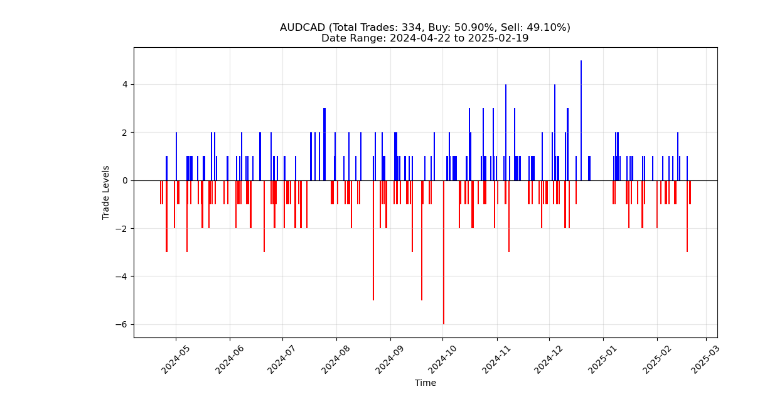
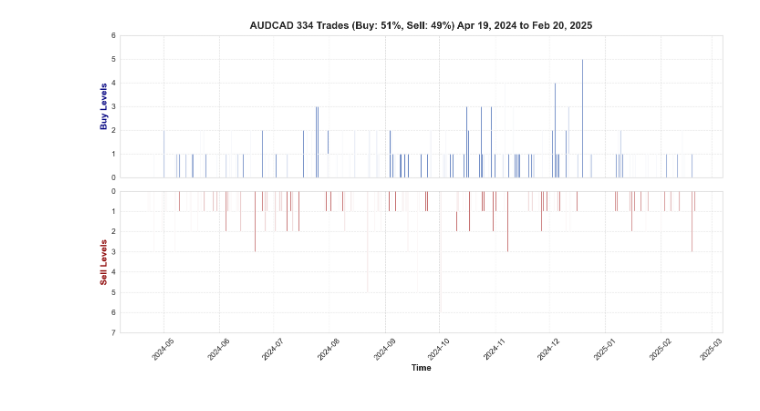
Before and after one commit to kurtdenvertorreda/Forex-Shadow-Levels-Extractor, a Jupyter notebook: Forex Shadow Levels Extractor copy.ipynb, the cells around one changed output. Drawn from its saved outputs; the diff is of its cells as text; code cells hidden in the pictures.

Commit message:
feat: separated buy and sell graph, fixed bug in chart

```diff
--- a/Forex Shadow Levels Extractor copy.ipynb
+++ b/Forex Shadow Levels Extractor copy.ipynb
@@ -3,6 +3,9 @@ import pandas as pd
 import numpy as np
 import matplotlib.pyplot as plt
 import seaborn as sns
+
+# Use seaborn for modern aesthetics
+sns.set_style("whitegrid")
 
 def read_and_prepare_data(filename):
     df = pd.read_excel(filename)
@@ -16,27 +19,8 @@ def determine_level(lot_size):
     else:
         return round((lot_size - 0.4) / 0.1) + 4
 
-def calculate_cycle_lengths(pair_df):
-    cycle_lengths = []
-    max_levels = []
-
-    current_cycle = []
-
-    for _, row in pair_df.iterrows():
-        level = determine_level(row['Size'])
-        if row['Type'] == 'buy':
-            current_cycle.append((row['Open Time'], level))
-        elif row['Type'] == 'sell' and current_cycle:
-            start_time, max_level = max(current_cycle, key=lambda x: x[1])
-            cycle_length = (row['Close Time'] - start_time).total_seconds()
-            cycle_lengths.append((max_level, cycle_length))
-            current_cycle = []  # Reset for next cycle
-
-    return cycle_lengths
-
 def analyze_trades(df):
     results = {}
-
     for pair in df['Item'].unique():
         pair_df = df[df['Item'] == pair]
         buy_trades = pair_df[pair_df['Type'] == 'buy']
@@ -59,54 +43,65 @@ def analyze_trades(df):
         df_levels['Sell'] = df_levels['Level'].map(sell_levels).fillna(0).astype(int)
         df_levels['Total'] = df_levels['Buy'] + df_levels['Sell']
 
-        # Calculate cycle-based trade lengths
-        cycle_lengths = calculate_cycle_lengths(pair_df)
-        cycle_df = pd.DataFrame(cycle_lengths, columns=['Level', 'Cycle Length'])
-        avg_cycle_length = cycle_df.groupby('Level')['Cycle Length'].mean()
-        df_levels['Avg Cycle Length'] = df_levels['Level'].map(avg_cycle_length).fillna(0).round(2)
-
         results[pair.upper()] = {
             'df_levels': df_levels,
-            'buy_percentage': (df_levels['Buy'].sum() / df_levels['Total'].sum() * 100) if df_levels['Total'].sum() > 0 else 0,
-            'sell_percentage': (df_levels['Sell'].sum() / df_levels['Total'].sum() * 100) if df_levels['Total'].sum() > 0 else 0,
-            'pair_df': pair_df
+            'pair_df': pair_df,
+            'total_trades': df_levels['Total'].sum(),
+            'buy_percent': (df_levels['Buy'].sum() / df_levels['Total'].sum()) * 100,
+            'sell_percent': (df_levels['Sell'].sum() / df_levels['Total'].sum()) * 100
         }
 
     return results
 
 def plot_trade_distribution(results, pair, date_range):
-    pair_df = results[pair]['pair_df'].sort_values('Close Time')
+    pair_data = results[pair]
+    pair_df = pair_data['pair_df'].sort_values('Close Time')
+    buy_trades = pair_df[pair_df['Type'] == 'buy']
+    sell_trades = pair_df[pair_df['Type'] == 'sell']
 
-    plt.figure(figsize=(12, 6))
-    y_positions = []
-    colors = []
+    buy_y = [determine_level(row['Size']) for _, row in buy_trades.iterrows()]
+    sell_y = [determine_level(row['Size']) for _, row in sell_trades.iterrows()]
 
-    for _, row in pair_df.iterrows():
-        level = determine_level(row['Size'])
-        if row['Type'] == 'buy':
-            y_positions.append(level)
-            colors.append('blue')
-        else:
-            y_positions.append(level)  # Maintain positive level values
-            colors.append('red')
+    fig, axs = plt.subplots(2, 1, figsize=(14, 8), sharex=True, gridspec_kw={'height_ratios': [1, 1]})
 
-    plt.bar(pair_df['Close Time'], y_positions, color=colors)
-    plt.axhline(0, color='black', linewidth=0.8)
-    plt.xlabel('Time')
-    plt.ylabel('Trade Levels')
-    total_trades = results[pair]['df_levels']['Total'].sum()
-    title = f"{pair} (Total Trades: {total_trades}, Buy: {results[pair]['buy_percentage']:.2f}%, Sell: {results[pair]['sell_percentage']:.2f}%)"
-    title += f"\nDate Range: {date_range}"
-    plt.title(title)
+    # Define custom colors (darker navy blue and dark red)
+    buy_color = (0.0, 0.2, 0.6, 0.9)  # RGBA (Dark Navy Blue with 90% opacity)
+    sell_color = (0.6, 0.0, 0.0, 0.9)  # RGBA (Dark Red with 90% opacity)
+
+    # Buy graph (positive, upwards)
+    axs[0].bar(buy_trades['Close Time'], buy_y, width=0.4, color=buy_color, alpha=0.95)  # Slightly higher opacity
+    axs[0].set_ylabel("Buy Levels", fontsize=14, color='navy', fontweight='bold')
+    axs[0].set_title(f"{pair} {pair_data['total_trades']} Trades (Buy: {pair_data['buy_percent']:.0f}%, Sell: {pair_data['sell_percent']:.0f}%) {date_range}",
+                     fontsize=16, fontweight='bold', pad=10)
+
+    # Sell graph (positive but visually flipped downward)
+    axs[1].bar(sell_trades['Close Time'], sell_y, width=0.4, color=sell_color, alpha=0.95)  # Slightly higher opacity
+    axs[1].invert_yaxis()  # Flip the sell graph downward
+    axs[1].set_ylabel("Sell Levels", fontsize=14, color='darkred', fontweight='bold')
+    axs[1].set_xlabel("Time", fontsize=14, fontweight='bold')
+
+    # Align Buy 0-axis to touch Sell 0-axis (eliminate space)
+    axs[0].set_ylim(0, max(buy_y) + 1)
+    axs[1].set_ylim(max(sell_y) + 1, 0)  # Inverted y-axis
+
+    # Increase tick size
+    axs[0].tick_params(axis='both', labelsize=12)
+    axs[1].tick_params(axis='both', labelsize=12)
+
+    # Improve grid visibility
+    axs[0].grid(True, linestyle="--", alpha=1.0)
+    axs[1].grid(True, linestyle="--", alpha=1.0)
+
     plt.xticks(rotation=45)
-    plt.grid(True, alpha=0.3)
+    plt.tight_layout()
     plt.show()
 
+
 def generate_trade_report(results, df):
-    date_range = f"{df['Open Time'].min().strftime('%Y-%m-%d')} to {df['Close Time'].max().strftime('%Y-%m-%d')}"
+    date_range = f"{df['Open Time'].min().strftime('%b %d, %Y')} to {df['Close Time'].max().strftime('%b %d, %Y')}"
     for pair, data in results.items():
         print(f"\n=== {pair} ===")
-        print(data['df_levels'].to_string(index=False))  # Remove extra index
+        print(data['df_levels'][['Level', 'Buy', 'Sell', 'Total']].to_string(index=False))
         plot_trade_distribution(results, pair, date_range)
 
 df = read_and_prepare_data('shadowhistory.xlsx')
@@ -126,2 +121,2 @@ generate_trade_report(results, df)
-[figure, old version]
+[figure, new version]
 === AUDCHF ===
```
Also changed, not shown: parts of 1 cell of this notebook.
